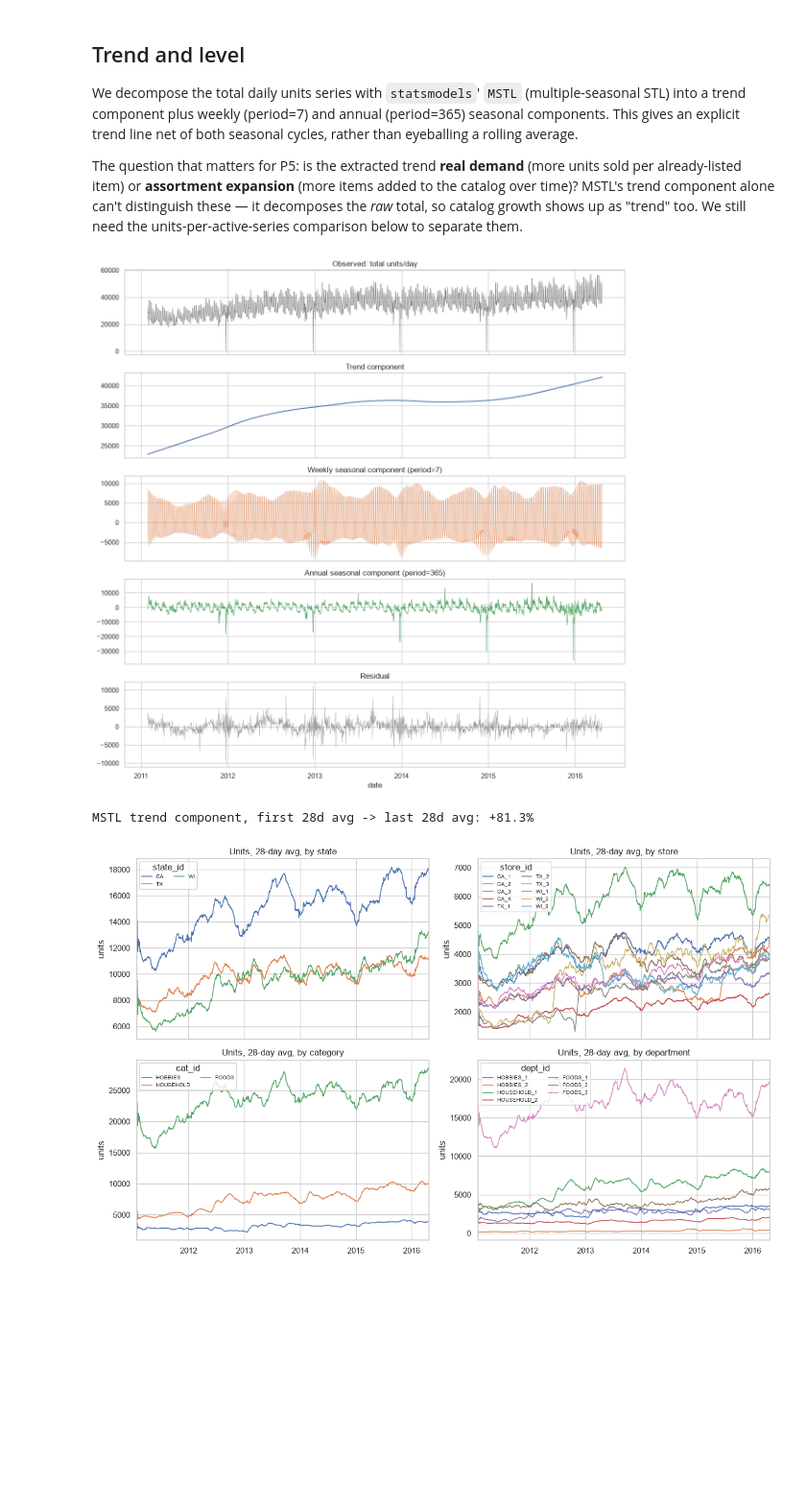
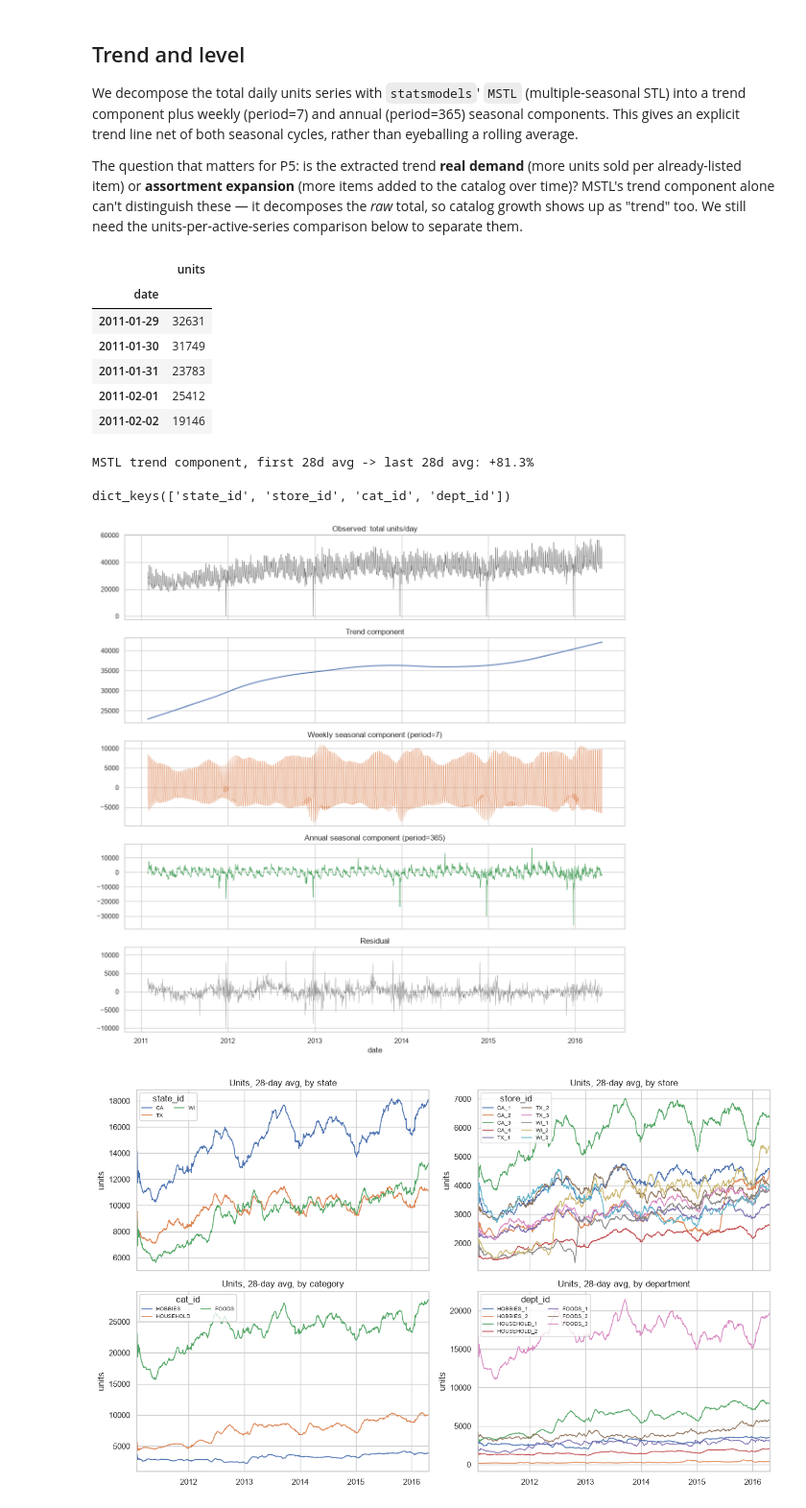
Before and after one commit to traha-89/M5_Forecasting_Accuracy, a Jupyter notebook: notebooks/02_eda.ipynb, the cells around one changed output. Shown at 96% size. Saved outputs shown, nothing was run; the diff lists cells and outputs as text; code cells hidden in the pictures; blank space fills up the shorter version.

```diff
--- a/notebooks/02_eda.ipynb
+++ b/notebooks/02_eda.ipynb
@@ -85,34 +97,31 @@ MSTL's trend component alone can't distinguish these — it decomposes the *raw*
 growth shows up as "trend" too. We still need the units-per-active-series comparison below to
 separate them.
 # %%
+# ===== Data Preparation =====
+# Compute daily totals
 daily_total = (
     sales_long.groupby("date", observed=True)["sales"]
     .sum()
     .rename("units")
     .to_frame()
 )
 daily_total_series = daily_total["units"].asfreq("D")
 
-mstl_total = MSTL(daily_total_series, periods=(7, 365)).fit()
-
-fig, axes = plt.subplots(5, 1, figsize=(12, 12), sharex=True)
-axes[0].plot(mstl_total.observed, color="grey", lw=0.7)
-axes[0].set_title("Observed: total units/day")
-axes[1].plot(mstl_total.trend, color="C0")
-axes[1].set_title("Trend component")
-axes[2].plot(mstl_total.seasonal["seasonal_7"], color="C1", lw=0.5)
-axes[2].set_title("Weekly seasonal component (period=7)")
-axes[3].plot(mstl_total.seasonal["seasonal_365"], color="C2", lw=0.8)
-axes[3].set_title("Annual seasonal component (period=365)")
-axes[4].plot(mstl_total.resid, color="grey", lw=0.4)
-axes[4].set_title("Residual")
-axes[4].set_xlabel("date")
-fig.tight_layout()
-fig.savefig(FIGURES_DIR / "trend_mstl_decomposition.png", dpi=150)
-plt.show()
-
-trend_growth_pct = mstl_total.trend.iloc[-28:].mean() / mstl_total.trend.iloc[:28].mean() - 1
-print(f"MSTL trend component, first 28d avg -> last 28d avg: {trend_growth_pct:+.1%}")
+daily_total.head()
 # %% [output]
-[figure, removed]
-MSTL trend component, first 28d avg -> last 28d avg: +81.3%
+|  | units |
+| date |  |
+| 2011-01-29 | 32631 |
+| 2011-01-30 | 31749 |
+| 2011-01-31 | 23783 |
+| 2011-02-01 | 25412 |
+| 2011-02-02 | 19146 |
+# %%
+# Fit MSTL to daily total sales series, with weekly and yearly seasonal components
+mstl_total = MSTL(daily_total_series, periods=(7, 365)).fit()
+
+
+trend_growth_pct = mstl_total.trend.iloc[-28:].mean() / mstl_total.trend.iloc[:28].mean() - 1
+print(f"MSTL trend component, first 28d avg -> last 28d avg: {trend_growth_pct:+.1%}")
+# %% [output]
+MSTL trend component, first 28d avg -> last 28d avg: +81.3%
@@ -118,0 +150,4 @@ MSTL trend component, first 28d avg -> last 28d avg: +81.3%
+# %%
+by_level_data.keys()
+# %% [output]
+dict_keys(['state_id', 'store_id', 'cat_id', 'dept_id'])
@@ -119 +164,20 @@ MSTL trend component, first 28d avg -> last 28d avg: +81.3%
+# %%
+# ===== Figure 1: MSTL Decomposition =====
+fig, axes = plt.subplots(5, 1, figsize=(12, 12), sharex=True)
+axes[0].plot(mstl_total.observed, color="grey", lw=0.7)
+axes[0].set_title("Observed: total units/day")
+axes[1].plot(mstl_total.trend, color="C0")
+axes[1].set_title("Trend component")
+axes[2].plot(mstl_total.seasonal["seasonal_7"], color="C1", lw=0.5)
+axes[2].set_title("Weekly seasonal component (period=7)")
+axes[3].plot(mstl_total.seasonal["seasonal_365"], color="C2", lw=0.8)
+axes[3].set_title("Annual seasonal component (period=365)")
+axes[4].plot(mstl_total.resid, color="grey", lw=0.4)
+axes[4].set_title("Residual")
+axes[4].set_xlabel("date")
+fig.tight_layout()
+fig.savefig(FIGURES_DIR / "trend_mstl_decomposition.png", dpi=150)
+plt.show()
+# %% [output]
+[figure, added]
 # %%
```
Also changed, not shown: parts of 48 cells of this notebook, 3 other files.
